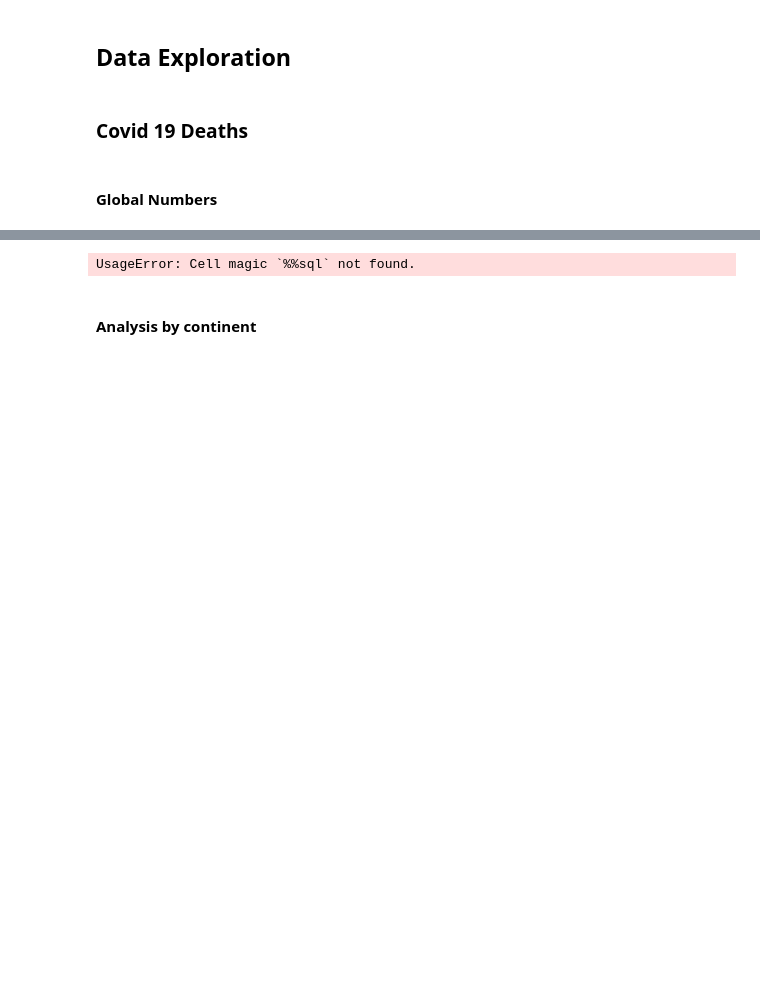
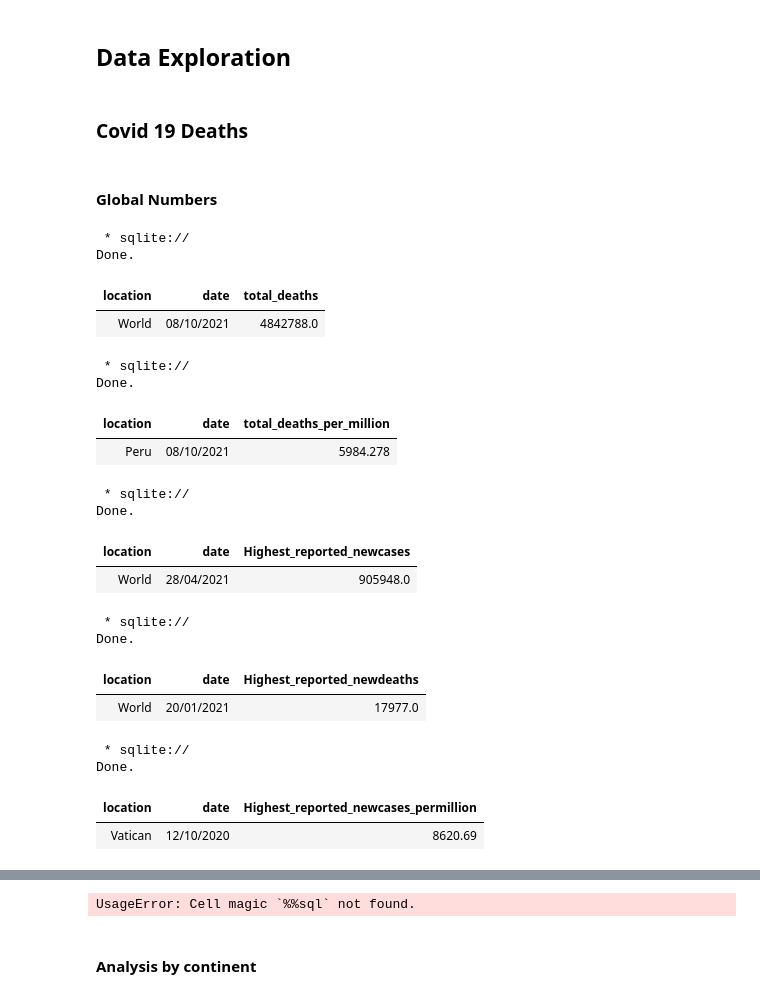
Before and after one commit to MaureenGatu/Data-Analysis, a Jupyter notebook: Global_data_on_confirmed_COVID_19_deaths.ipynb, the cells around one changed output, grey strips where cells are left out. Saved outputs shown, nothing was run; the diff lists cells and outputs as text; code cells hidden in the pictures; blank space fills up the shorter version.

```diff
--- a/Global_data_on_confirmed_COVID_19_deaths.ipynb
+++ b/Global_data_on_confirmed_COVID_19_deaths.ipynb
@@ -127,3 +127,48 @@ Done.
 ### Covid 19 Deaths
 # %% [markdown]
 #### Global Numbers
+# %%
+%%sql
+--Total confirmed  covid-19 related deaths worldwide
+SELECT location,date,MAX(total_deaths) as total_deaths FROM covid_deaths;
+# %% [output]
+ * sqlite://
+Done.
+| location | date | total_deaths |
+| World | 08/10/2021 | 4842788.0 |
+# %%
+%%sql
+--Highest number of reported covid-19 related deaths per million worldwide
+SELECT location,date,MAX(total_deaths_per_million) as total_deaths_per_million FROM covid_deaths;
+# %% [output]
+ * sqlite://
+Done.
+| location | date | total_deaths_per_million |
+| Peru | 08/10/2021 | 5984.278 |
+# %%
+%%sql
+-- Highest number of reported new cases of covid worldwide
+SELECT location,date, MAX(new_cases) as Highest_reported_newcases FROM covid_deaths;
+# %% [output]
+ * sqlite://
+Done.
+| location | date | Highest_reported_newcases |
+| World | 28/04/2021 | 905948.0 |
+# %%
+%%sql
+-- Highest number of reported new deaths worldwide
+SELECT location,date, MAX(new_deaths) as Highest_reported_newdeaths FROM covid_deaths;
+# %% [output]
+ * sqlite://
+Done.
+| location | date | Highest_reported_newdeaths |
+| World | 20/01/2021 | 17977.0 |
+# %%
+%%sql
+-- Highest number of reported new deaths worldwide
+SELECT location,date, MAX(new_cases_per_million) as Highest_reported_newcases_permillion FROM covid_deaths;
+# %% [output]
+ * sqlite://
+Done.
+| location | date | Highest_reported_newcases_permillion |
+| Vatican | 12/10/2020 | 8620.69 |
```
Also changed, not shown: parts of 2 cells of this notebook.
